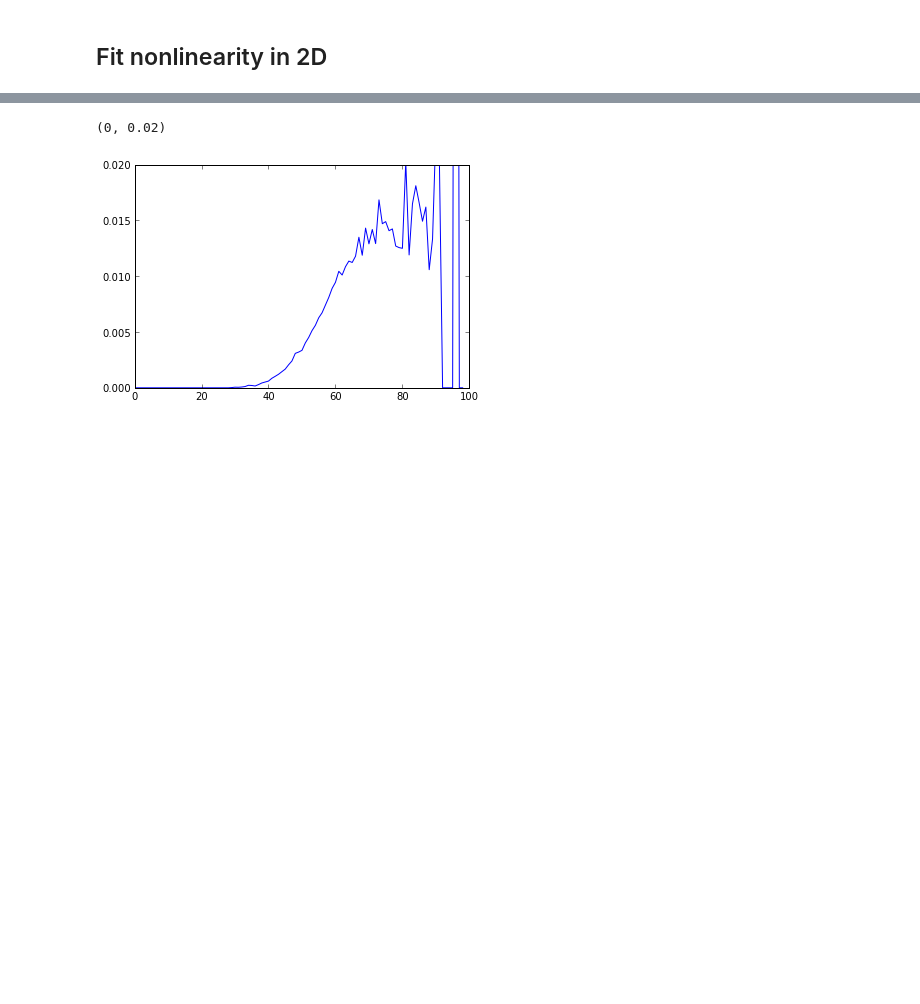
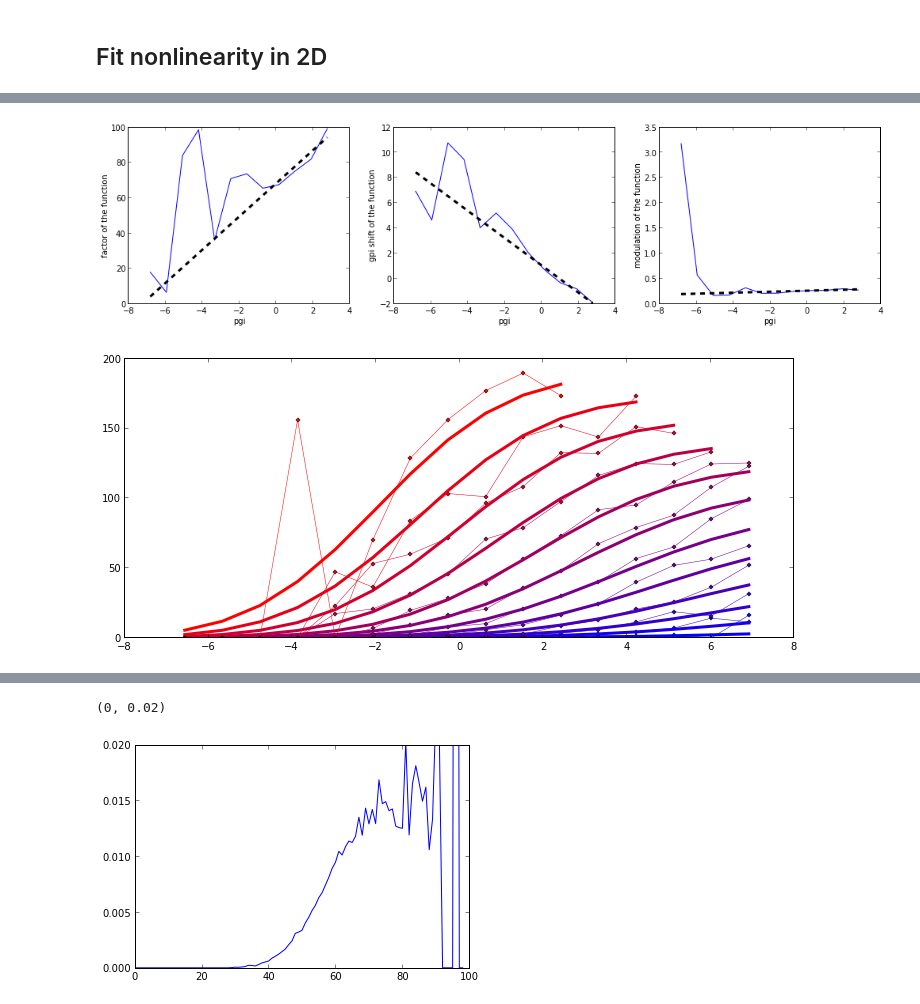
Before and after one commit to yzerlaut/transfer_functions, a Jupyter notebook: iaf_nonlinearity.ipynb, the cells around one changed output, grey strips where cells are left out. Drawn from its saved outputs; the diff is of its cells as text; code cells hidden in the pictures; blank space fills up the shorter version.

Commit message:
imlementation of the fit -> Erf function

```diff
--- a/iaf_nonlinearity.ipynb
+++ b/iaf_nonlinearity.ipynb
@@ -200,0 +261,36 @@ the coefficients are :  [ 0.73422548  0.07044103  4.81761528  0.15564373 -1.1994
+# %%
+ # Fit of the fitting coefficients !!
+p_min = 7
+p_max = len(levels)
+
+p1 = np.polyfit(levels[p_min:p_max],factor[p_min:p_max],1)
+p2 = np.polyfit(levels[p_min:p_max],switch[p_min:p_max],1)
+p3 = np.polyfit(levels[p_min:p_max],slope[p_min:p_max],1)
+
+plt.figure(figsize=(17,4))
+plt.subplot(131)
+plt.plot(levels,factor)
+plt.plot(levels,np.polyval(p1,levels),'k--',lw=3)
+plt.xlabel('pgi');plt.ylabel('factor of the function')
+plt.subplot(132)
+plt.plot(levels,switch)
+plt.plot(levels,np.polyval(p2,levels),'k--',lw=3)
+plt.xlabel('pgi');plt.ylabel('gpi shift of the function')
+plt.subplot(133)
+plt.plot(levels,slope)
+plt.plot(levels,np.polyval(p3,levels),'k--',lw=3)
+plt.xlabel('pgi');plt.ylabel('modulation of the function')
+
+plt.figure(figsize=(12,5))
+for y in levels:
+    indices,  = np.where(yy==y)
+
+    fitted_coeff = [np.polyval(p1,y),np.polyval(p2,y),np.polyval(p3,y)]
+
+    r = (float(y)-levels[0])/(levels[-1]-levels[0]) # color
+    fit = simple_func(xx[indices],fitted_coeff)
+    plt.plot(xx[indices],zz[indices],'D-',color=mymap(r,1),ms=3,lw=.5)
+    plt.plot(xx[indices],fit,'-',color=mymap(r,1),lw=3)
+# %% [output]
+[figure, added]
+[figure, added]
```
Also changed, not shown: parts of 8 cells of this notebook.
